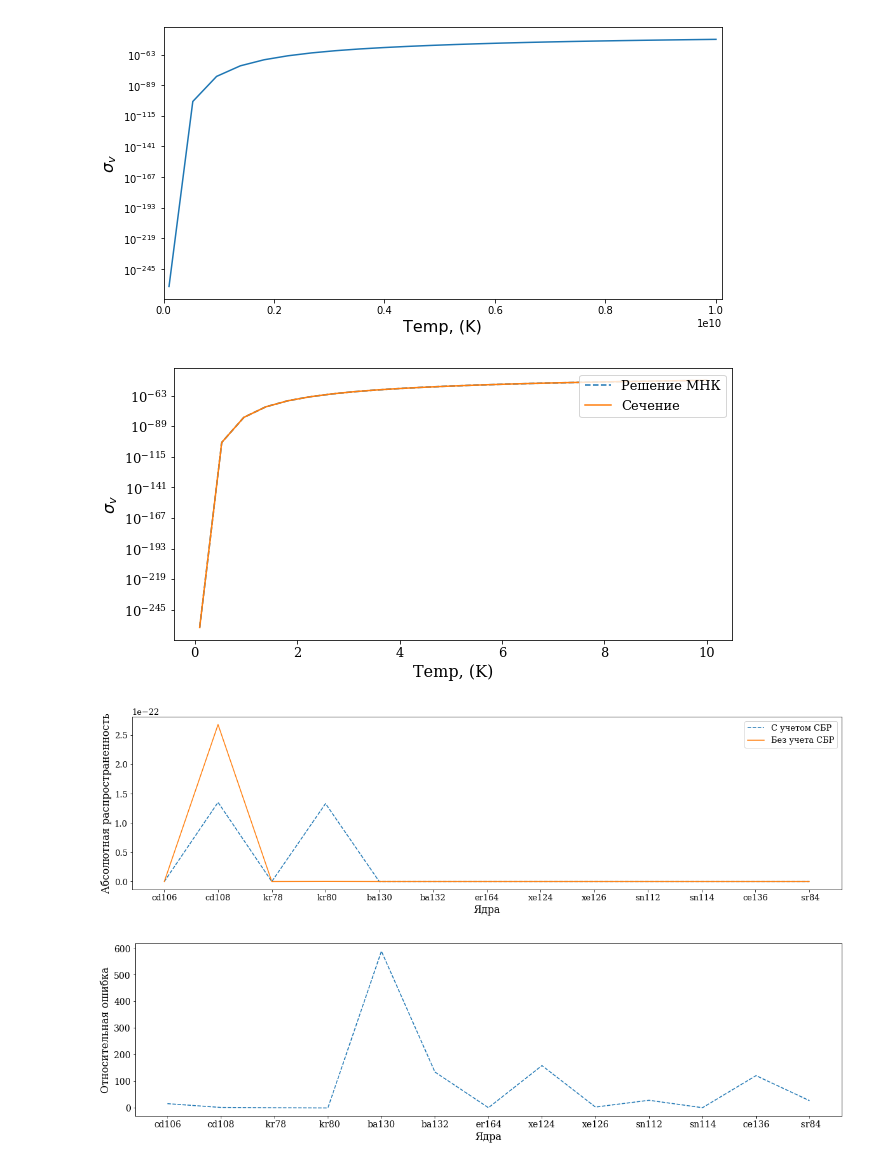
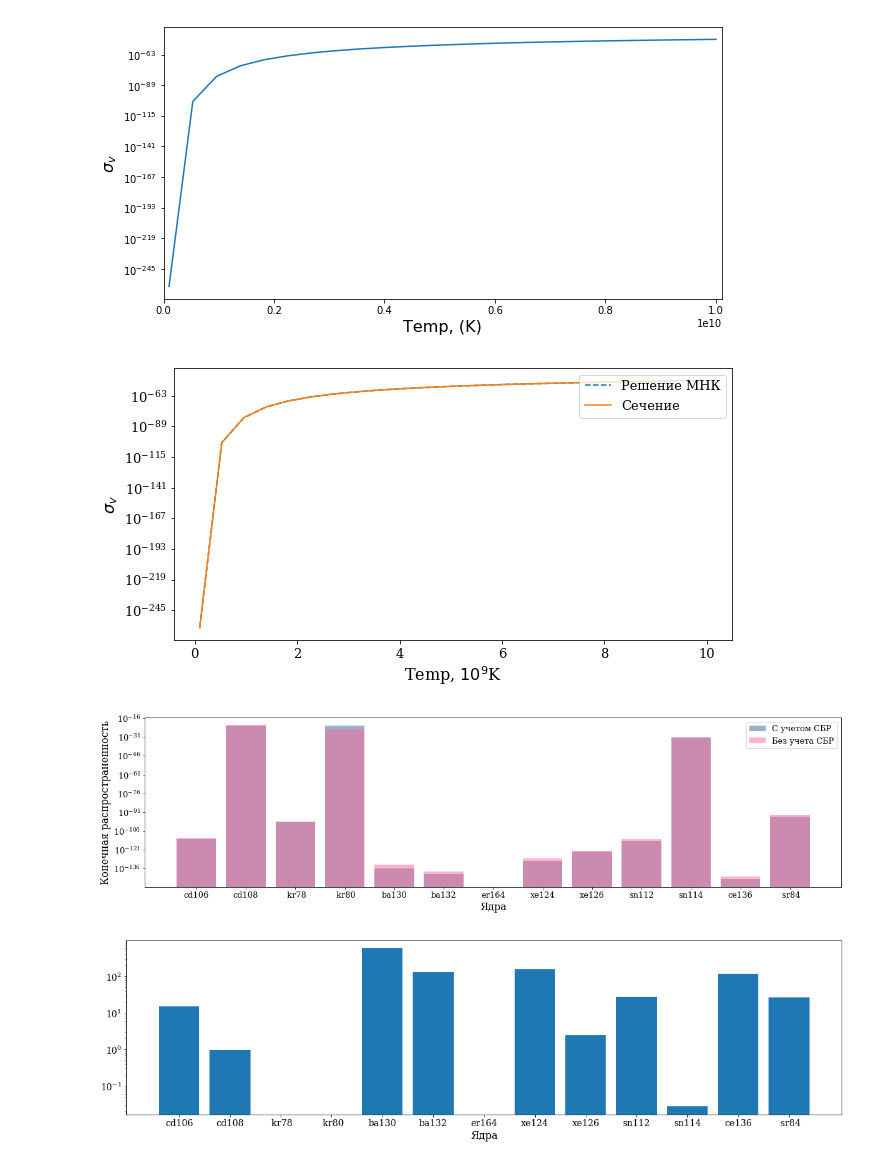
Before and after one commit to amakhno/Thesis, a Jupyter notebook: Plot.ipynb, the cells around one changed output. Cells and saved outputs as stored; diff of their text form; code cells hidden in the pictures.

Commit message:
Rework plots

```diff
--- a/Plot.ipynb
+++ b/Plot.ipynb
@@ -87,7 +87,7 @@ def write_solution(filename ,multiply):
         line2, = plt.plot(t_array, b1_array, label="Сечение")
 
         ax.legend(handles=[line1, line2], loc=1)
-        plt.xlabel('Temp, (K)',fontsize=16)
+        plt.xlabel('Temp, $10^{9}$K',fontsize=16)
         plt.ylabel('$\sigma_v$',fontsize=16)
         ax.set_yscale('log')
 
@@ -99,7 +99,7 @@ def write_solution(filename ,multiply):
     return plot_solution(t_array, x_lstsq_full, False)
 y2 = write_solution('out-sig/xe130-cs130.txt', 1)
 # %% [output]
-[figure, old version]
+[figure, new version]
 # %%
 def Read_Three_Column_File(file_name, from_n, to_n):
     with open(file_name, 'r') as data:
@@ -112,39 +112,41 @@ def Read_Three_Column_File(file_name, from_n, to_n):
             my_curr = float(p[1])
             w_my_curr = float(p[2])
             if (my_curr != 0):
                 err_curr = ( w_my_curr - my_curr ) / my_curr
             else:
                 err_curr = 0
 
             l.append(p[0])
             my.append(my_curr)
             w_my.append(w_my_curr)
             err.append(err_curr)
 
     if ((from_n is not None) and (to_n is not None)):
         my = my[from_n:to_n]
         w_my = w_my[from_n:to_n]
         l = l[from_n:to_n]
         err = err[from_n:to_n]
     return my, w_my, l, err
 
 my,w_my,l, err = Read_Three_Column_File('outcome.1', None, None)
 
 fig, ax = plt.subplots(figsize=(20,5))
 
+x = np.arange(len(l))
+
 plt.rc('font', family='serif', size=13)
-line1, = ax.plot(my, label="С учетом СБР", linestyle="--")
-line2, = plt.plot(w_my, label="Без учета СБР")
-plt.xticks(np.arange(len(l)), l)
+line1 = ax.bar(x, my, label="С учетом СБР", linestyle="--", color=(0.2, 0.4, 0.6, 0.5))
+line2 = plt.bar(x, w_my, label="Без учета СБР", color=(1, 0.4, 0.6, 0.5))
+plt.xticks(x, l)
 ax.legend(handles=[line1, line2], loc=1)
 plt.xlabel('Ядра',fontsize=16)
-plt.ylabel('Абсолютная распространенность',fontsize=16)
-#ax.set_yscale('log')
+plt.ylabel('Конечная распространенность',fontsize=16)
+ax.set_yscale('log')
 
 fig.savefig("out-plot/result.png")
 plt.show()
 # %% [output]
-[figure, old version]
+[figure, new version]
 # %%
 def Read_Three_Column_File(file_name, from_n, to_n):
     with open(file_name, 'r') as data:
@@ -177,17 +179,19 @@ my,w_my,l, err = Read_Three_Column_File('outcome.1', None, None)
 
 fig, ax = plt.subplots(figsize=(20,5))
 
+x = np.arange(len(l))
+
 plt.rc('font', family='serif', size=14)
-line1, = ax.plot(err, label="Относительная ошибка", linestyle="--")
-plt.xticks(np.arange(len(l)), l)
+line1 = ax.bar(x, err, label="Относительная ошибка", linestyle="--")
+plt.xticks(x, l)
 plt.xlabel('Ядра',fontsize=16)
-plt.ylabel('Относительная ошибка',fontsize=16)
-#ax.set_yscale('log')
+plt.ylabel('',fontsize=16)
+ax.set_yscale('log')
 
 fig.savefig("out-plot/result-err.png")
 plt.show()
 # %% [output]
-[figure, old version]
+[figure, new version]
 # %%
 def write_solution(filename ,multiply):
     with open(filename) as f:
```
Also changed, not shown: parts of 1 cell of this notebook, 4 other files.
